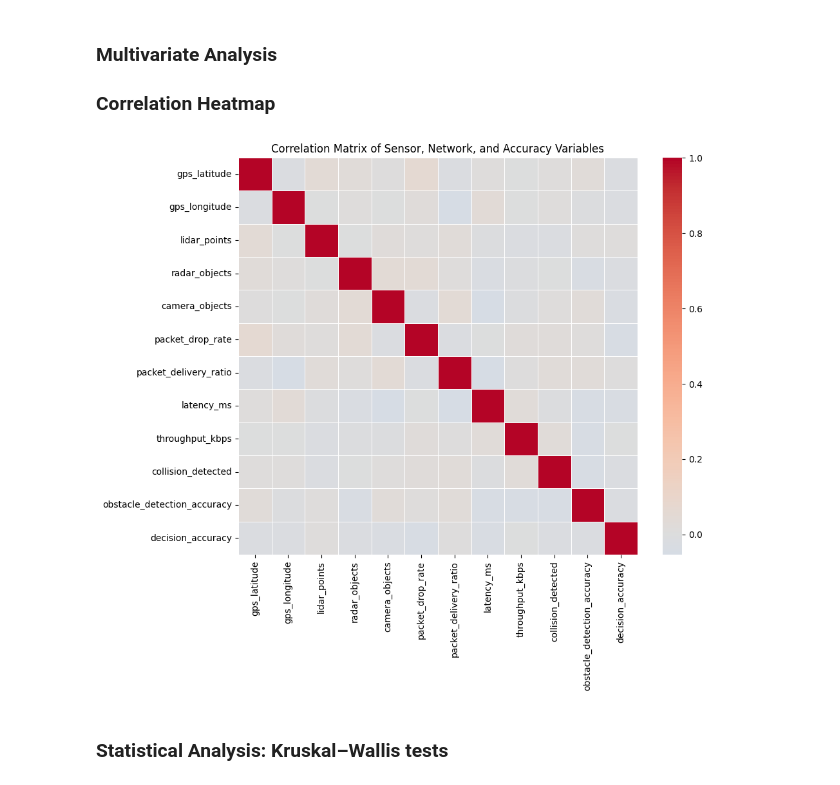
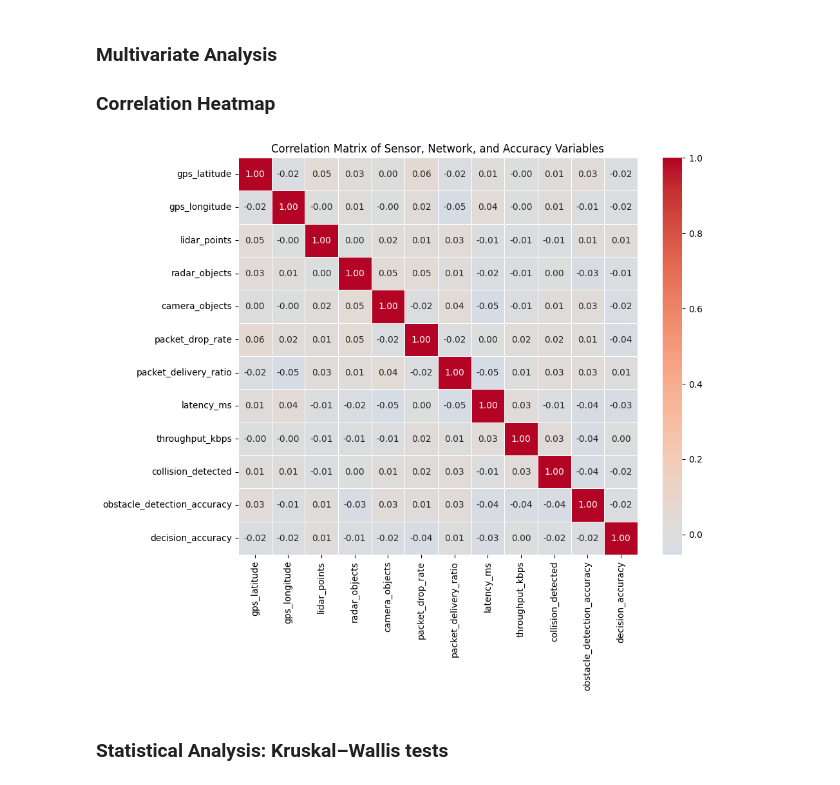
Before and after one commit to WarlockZul/Data-Analytics-Assignment-1, a Jupyter notebook: Jupyter Notebook Finalized.ipynb, the cells around one changed output. Cells and saved outputs as stored; diff of their text form; code cells hidden in the pictures.

```diff
--- a/Jupyter Notebook Finalized.ipynb
+++ b/Jupyter Notebook Finalized.ipynb
@@ -630,23 +636,24 @@ plt.show()
 # %%
 # Drop unwanted columns
 corr_df = df.drop(columns=["vehicle_id", "time_in_seconds", "rolling_mean"], errors="ignore")
 
 # Select only numeric columns after dropping
 corr_df = corr_df.select_dtypes(include='number')
 
+# Correlation Heatmap
 plt.figure(figsize=(10, 8))
 sns.heatmap(
     corr_df.corr(),
     cmap="coolwarm",
     center=0,
-    linewidths=0.5
+    linewidths=0.5,
     annot=True,
     fmt=".2f"
 )
 plt.title("Correlation Matrix of Sensor, Network, and Accuracy Variables")
 plt.show()
 # %% [output]
-[figure, old version]
+[figure, new version]
 # %% [markdown]
 ### Statistical Analysis: Kruskal–Wallis tests
 # %%
```
Also changed, not shown: parts of 5 cells of this notebook.
